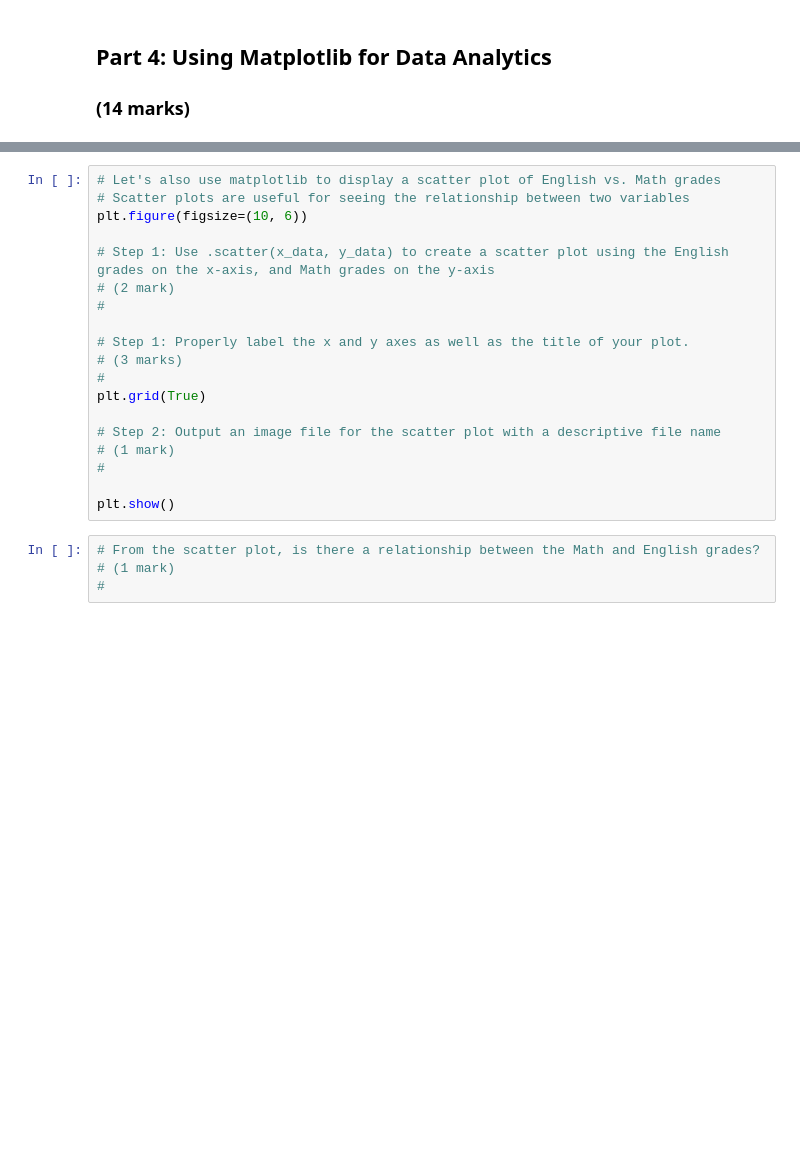
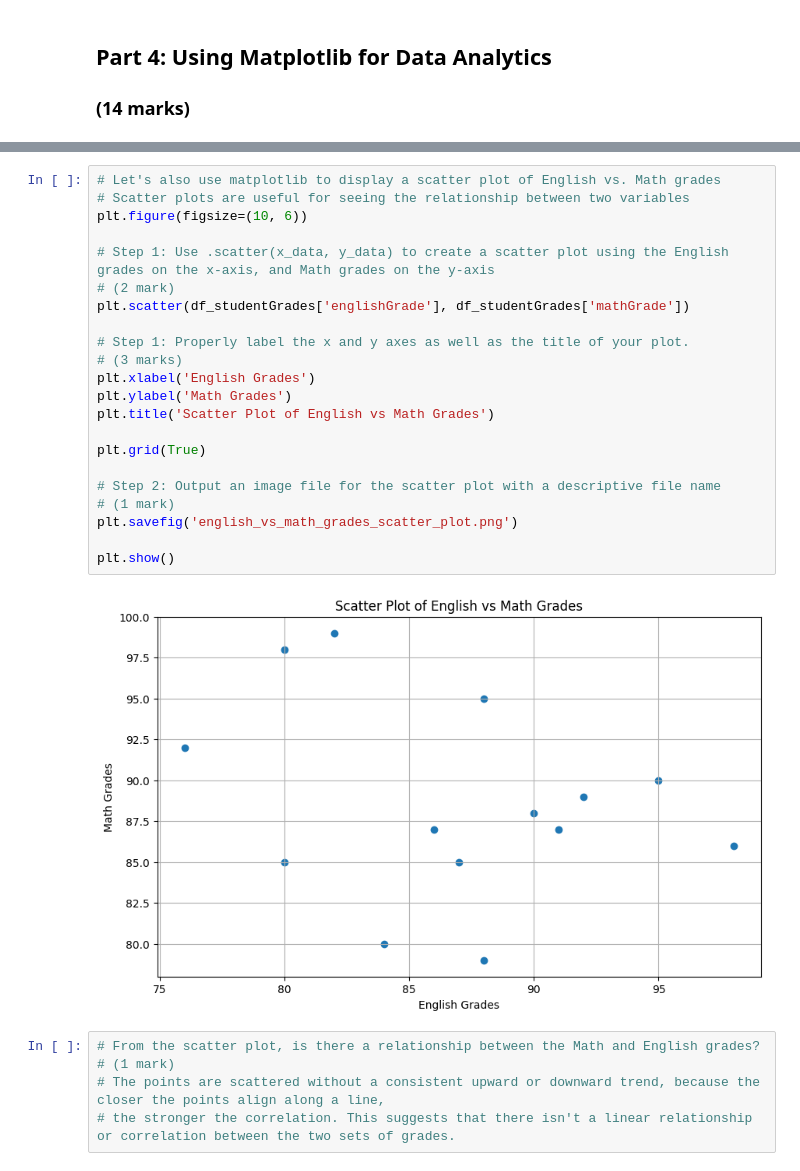
Before and after one commit to michael-shi-uofc/engg680_2024_fall, a Jupyter notebook: Lab_Assignment1/StudentGradeManagementSystem.ipynb, the cells around one changed output, grey strips where cells are left out. Saved outputs shown, nothing was run; the diff lists cells and outputs as text; blank space fills up the shorter version.

```diff
--- a/Lab_Assignment1/StudentGradeManagementSystem.ipynb
+++ b/Lab_Assignment1/StudentGradeManagementSystem.ipynb
@@ -240,23 +412,29 @@ plt.show()
 # %%
 # Let's also use matplotlib to display a scatter plot of English vs. Math grades
 # Scatter plots are useful for seeing the relationship between two variables
 plt.figure(figsize=(10, 6))
 
 # Step 1: Use .scatter(x_data, y_data) to create a scatter plot using the English grades on the x-axis, and Math grades on the y-axis
 # (2 mark)
-#
+plt.scatter(df_studentGrades['englishGrade'], df_studentGrades['mathGrade'])
 
 # Step 1: Properly label the x and y axes as well as the title of your plot.
 # (3 marks)
-#
+plt.xlabel('English Grades')
+plt.ylabel('Math Grades')
+plt.title('Scatter Plot of English vs Math Grades')
+
 plt.grid(True)
 
 # Step 2: Output an image file for the scatter plot with a descriptive file name
 # (1 mark)
-#
+plt.savefig('english_vs_math_grades_scatter_plot.png')
 
 plt.show()
+# %% [output]
+[figure, added]
 # %%
 # From the scatter plot, is there a relationship between the Math and English grades?
 # (1 mark)
-#
+# The points are scattered without a consistent upward or downward trend, because the closer the points align along a line,
+# the stronger the correlation. This suggests that there isn't a linear relationship or correlation between the two sets of grades.
```
Also changed, not shown: parts of 28 cells of this notebook, 2 other files.
